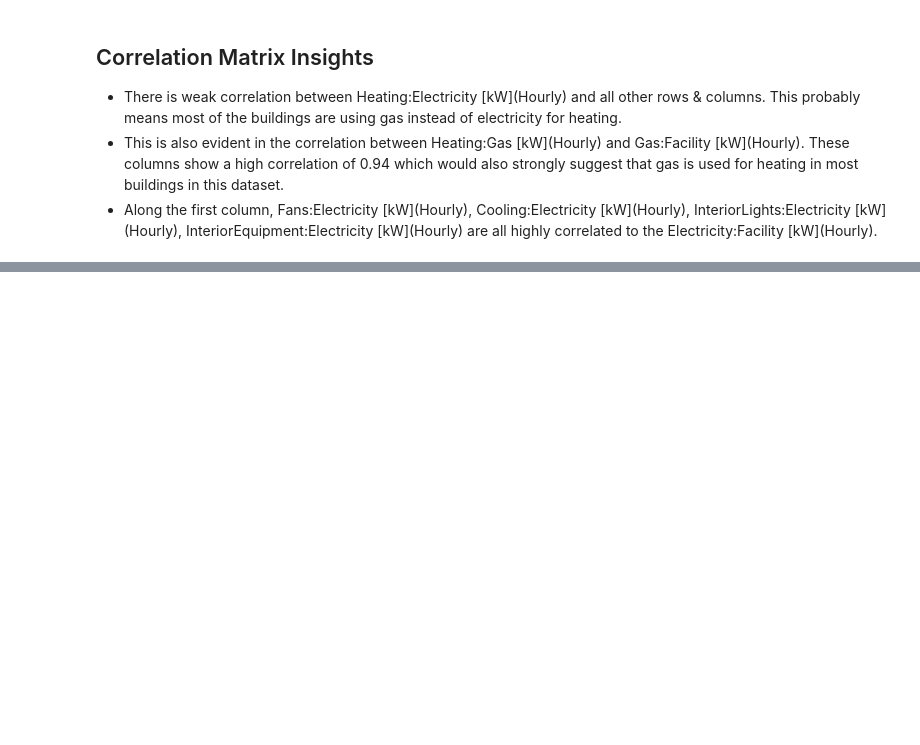
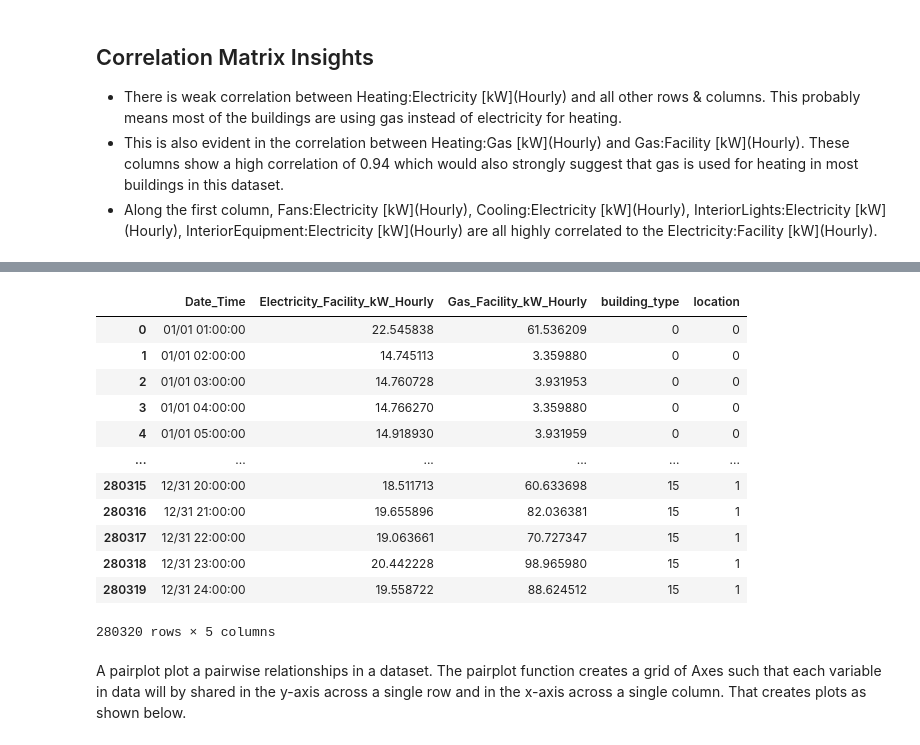
Before and after one commit to dgitts/electric-load-forecasting, a Jupyter notebook: notebooks/david.ipynb, the cells around one changed output, grey strips where cells are left out. Saved outputs shown, nothing was run; the diff lists cells and outputs as text; code cells hidden in the pictures; blank space fills up the shorter version.

```diff
--- a/notebooks/david.ipynb
+++ b/notebooks/david.ipynb
@@ -115,3 +150,22 @@ plt.show()
+# %%
+df.columns = standardize_columns(df.columns)
+df
+# %% [output]
+|  | Date_Time | Electricity_Facility_kW_Hourly | Gas_Facility_kW_Hourly | building_type | location |
+| 0 | 01/01 01:00:00 | 22.545838 | 61.536209 | 0 | 0 |
+| 1 | 01/01 02:00:00 | 14.745113 | 3.359880 | 0 | 0 |
+| 2 | 01/01 03:00:00 | 14.760728 | 3.931953 | 0 | 0 |
+| 3 | 01/01 04:00:00 | 14.766270 | 3.359880 | 0 | 0 |
+| 4 | 01/01 05:00:00 | 14.918930 | 3.931959 | 0 | 0 |
+| ... | ... | ... | ... | ... | ... |
+| 280315 | 12/31 20:00:00 | 18.511713 | 60.633698 | 15 | 1 |
+| 280316 | 12/31 21:00:00 | 19.655896 | 82.036381 | 15 | 1 |
+| 280317 | 12/31 22:00:00 | 19.063661 | 70.727347 | 15 | 1 |
+| 280318 | 12/31 23:00:00 | 20.442228 | 98.965980 | 15 | 1 |
+| 280319 | 12/31 24:00:00 | 19.558722 | 88.624512 | 15 | 1 |
+280320 rows × 5 columns
+# %% [markdown]
+A pairplot plot a pairwise relationships in a dataset. The pairplot function creates a grid of Axes such that each variable in data will by shared in the y-axis across a single row and in the x-axis across a single column. That creates plots as shown below.
 # %%
 # Pairs Plot
 sns.pairplot(df)
```
Also changed, not shown: parts of 9 cells of this notebook, 1 other file.
